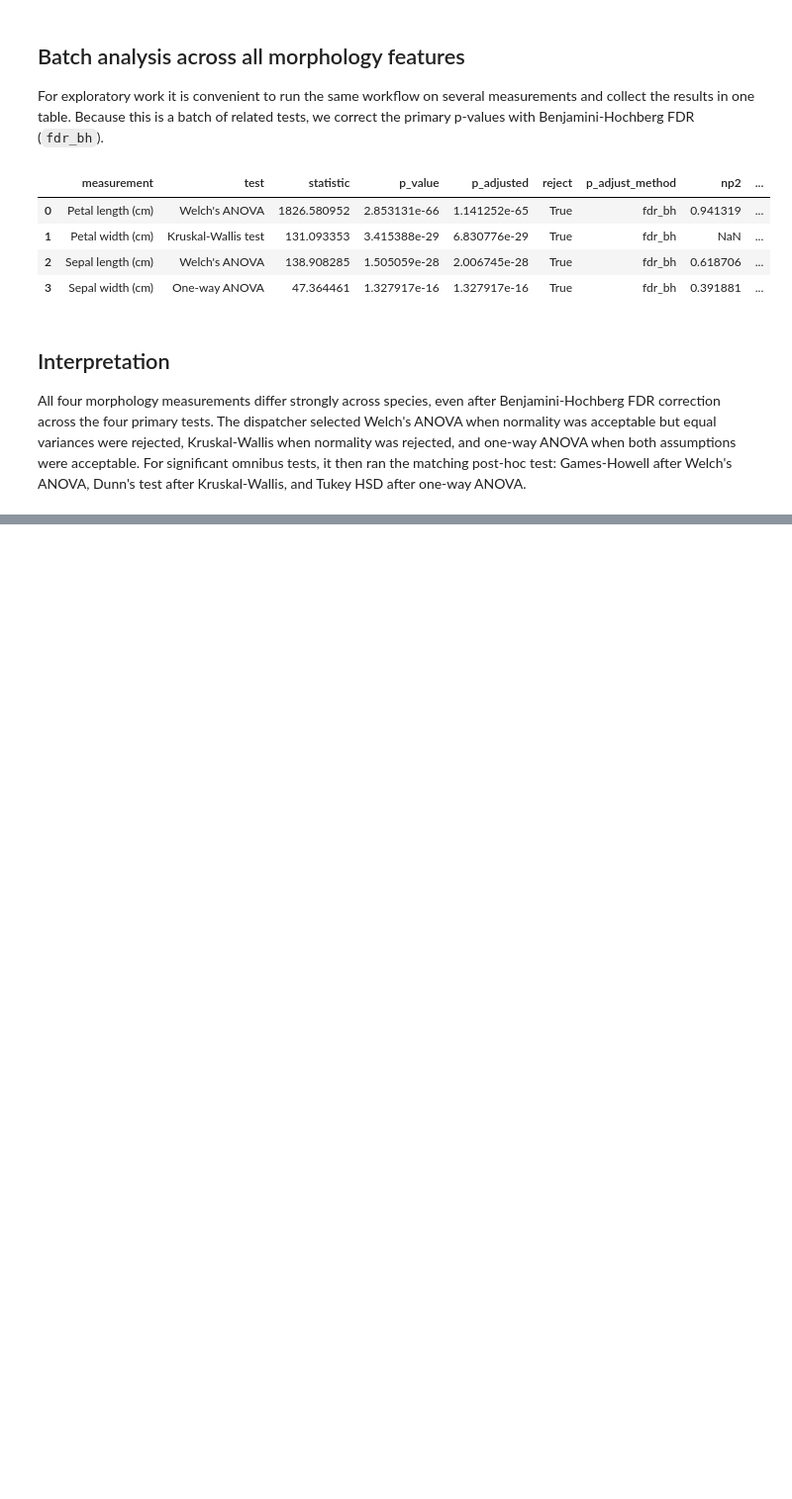
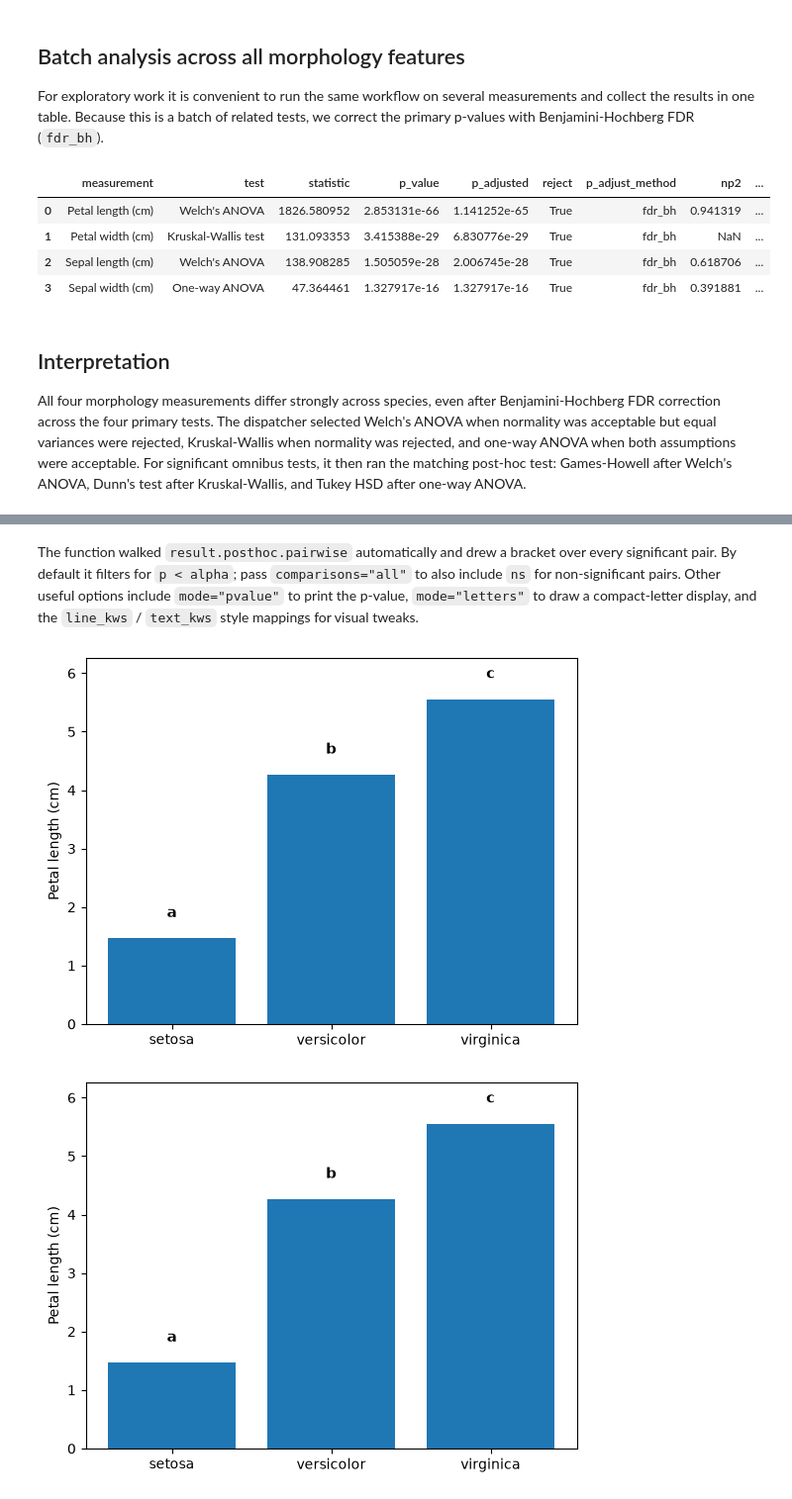
Before and after one commit to LucaMasin/pystars, a Jupyter notebook: examples/iris_real_data.ipynb, the cells around one changed output, grey strips where cells are left out. Shown at 99% size. Drawn from its saved outputs; the diff is of its cells as text; code cells hidden in the pictures; blank space fills up the shorter version.

```diff
--- a/examples/iris_real_data.ipynb
+++ b/examples/iris_real_data.ipynb
@@ -141,0 +159,17 @@ All four morphology measurements differ strongly across species, even after Benj
+# %% [markdown]
+The function walked `result.posthoc.pairwise` automatically and drew a bracket over every significant pair. By default it filters for `p < alpha`; pass `comparisons="all"` to also include `ns` for non-significant pairs. Other useful options include `mode="pvalue"` to print the p-value, `mode="letters"` to draw a compact-letter display, and the `line_kws` / `text_kws` style mappings for visual tweaks.
+# %%
+fig, ax = plt.subplots()
+ax.bar(groups, means)
+ps.annotate_significance(
+    ax,
+    result,
+    mode="letters",
+    comparisons="all",
+    text_kws={"fontsize": 11, "fontweight": "bold"},
+)
+ax.set_ylabel("Petal length (cm)")
+display(fig)
+# %% [output]
+[figure, added]
+[figure, added]
```
Also changed, not shown: parts of 3 cells of this notebook, 9 other files.
